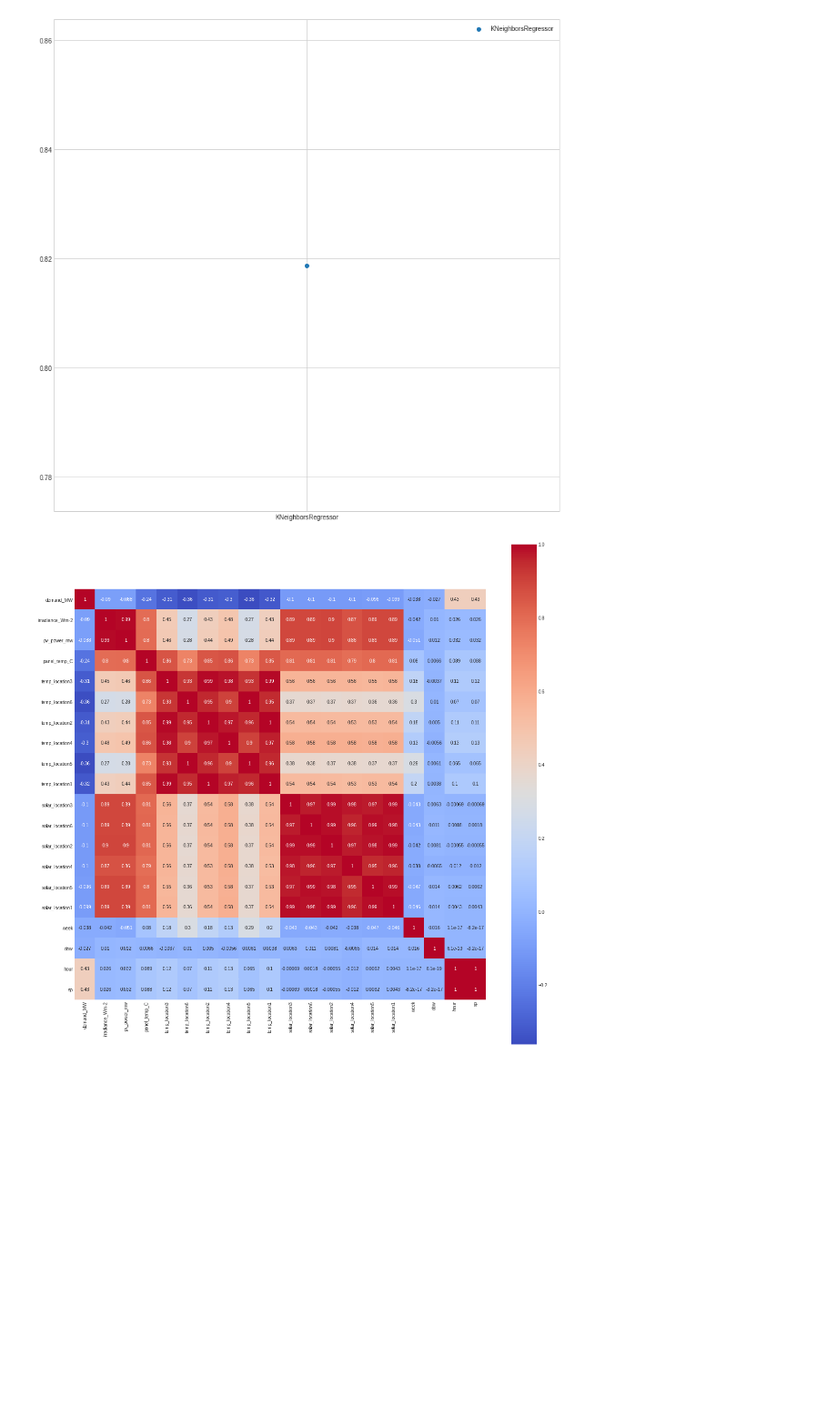
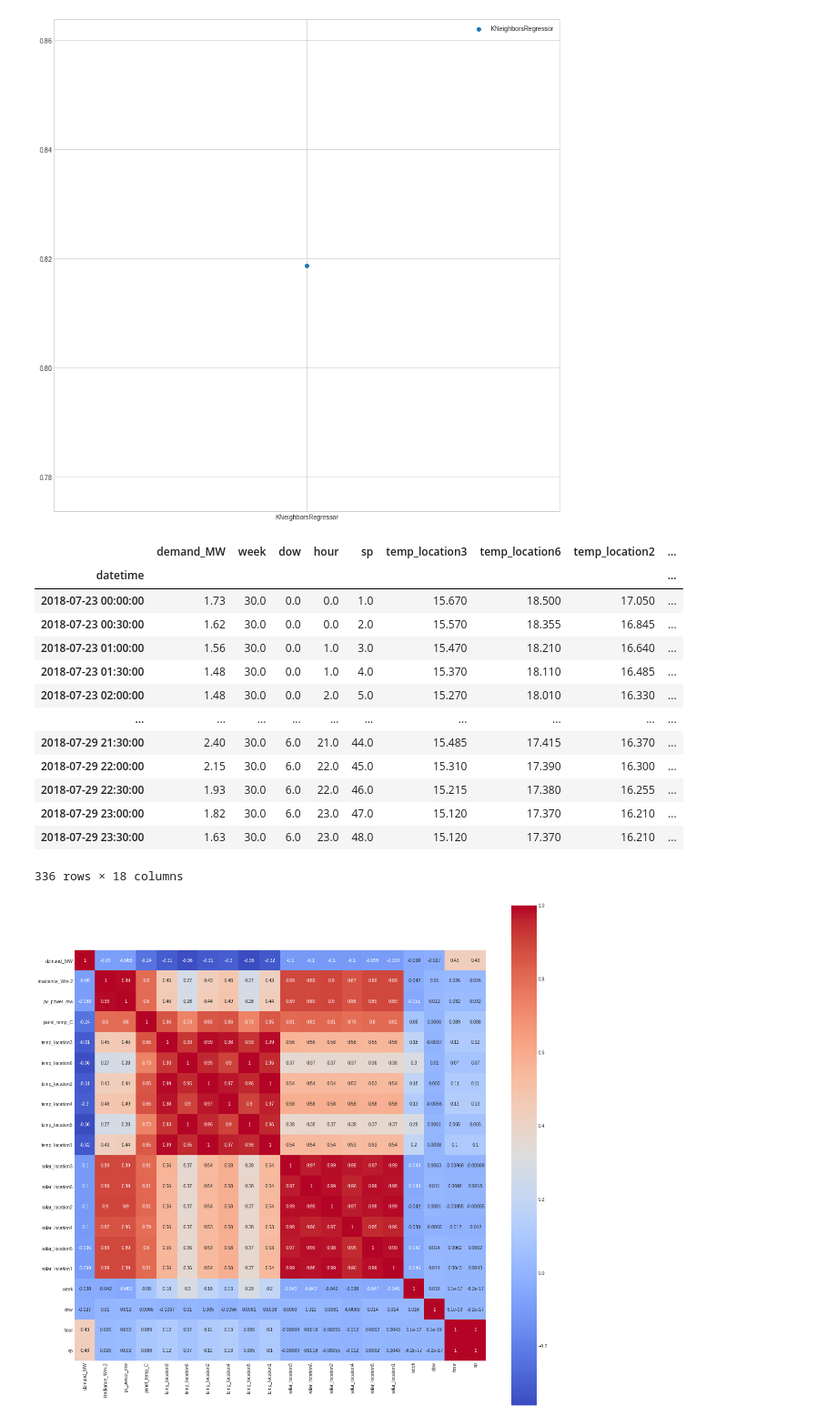
Before and after one commit to raphBeligs/westernpower, a Jupyter notebook: task0/test_common_functions.ipynb, the cells around one changed output. Shown at 91% size. Saved outputs shown, nothing was run; the diff lists cells and outputs as text; code cells hidden in the pictures; blank space fills up the shorter version.

Commit message:
add MLPredictor

```diff
--- a/task0/test_common_functions.ipynb
+++ b/task0/test_common_functions.ipynb
@@ -124,6 +154,26 @@ ml_researcher.display_ml_algo_scores()
 {'KNeighborsRegressor': {'best_model': KNeighborsRegressor(), 'best_scores': 0.8186999476480228, 'best_parameters': {'n_neighbors': 13}}}
 {'best_model': KNeighborsRegressor(), 'best_scores': 0.8186999476480228, 'best_parameters': {'n_neighbors': 13}}
 [figure]
+# %%
+ml_predictor = cf.MLPredictor(data_preprocessed,30)
+ml_predictor.get_demand_previous_week()
+ml_predictor.get_weather_prediction(weather_path)
+ml_predictor.predict_solar_power_from_weather(RandomForestRegressor(random_state=42, n_estimators = 450))
+# %% [output]
+|  | demand_MW | week | dow | hour | sp | temp_location3 | temp_location6 | temp_location2 | ... |
+| datetime |  |  |  |  |  |  |  |  | ... |
+| 2018-07-23 00:00:00 | 1.73 | 30.0 | 0.0 | 0.0 | 1.0 | 15.670 | 18.500 | 17.050 | ... |
+| 2018-07-23 00:30:00 | 1.62 | 30.0 | 0.0 | 0.0 | 2.0 | 15.570 | 18.355 | 16.845 | ... |
+| 2018-07-23 01:00:00 | 1.56 | 30.0 | 0.0 | 1.0 | 3.0 | 15.470 | 18.210 | 16.640 | ... |
+| 2018-07-23 01:30:00 | 1.48 | 30.0 | 0.0 | 1.0 | 4.0 | 15.370 | 18.110 | 16.485 | ... |
+| 2018-07-23 02:00:00 | 1.48 | 30.0 | 0.0 | 2.0 | 5.0 | 15.270 | 18.010 | 16.330 | ... |
+| ... | ... | ... | ... | ... | ... | ... | ... | ... | ... |
+| 2018-07-29 21:30:00 | 2.40 | 30.0 | 6.0 | 21.0 | 44.0 | 15.485 | 17.415 | 16.370 | ... |
+| 2018-07-29 22:00:00 | 2.15 | 30.0 | 6.0 | 22.0 | 45.0 | 15.310 | 17.390 | 16.300 | ... |
+| 2018-07-29 22:30:00 | 1.93 | 30.0 | 6.0 | 22.0 | 46.0 | 15.215 | 17.380 | 16.255 | ... |
+| 2018-07-29 23:00:00 | 1.82 | 30.0 | 6.0 | 23.0 | 47.0 | 15.120 | 17.370 | 16.210 | ... |
+| 2018-07-29 23:30:00 | 1.63 | 30.0 | 6.0 | 23.0 | 48.0 | 15.120 | 17.370 | 16.210 | ... |
+336 rows × 18 columns
 # %%
 data_vizualisation = cf.DataVisualisation
 data_vizualisation.display_correlation_color_map(data_preprocessed.df, data_preprocessed.df.columns.tolist())
```
Also changed, not shown: parts of 2 cells of this notebook, 3 other files.
